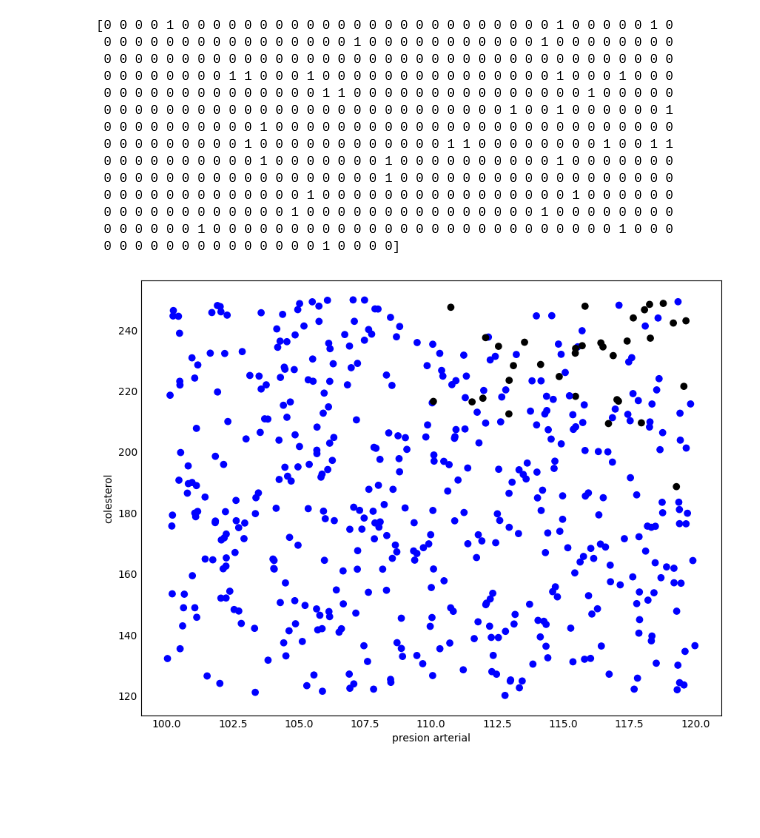
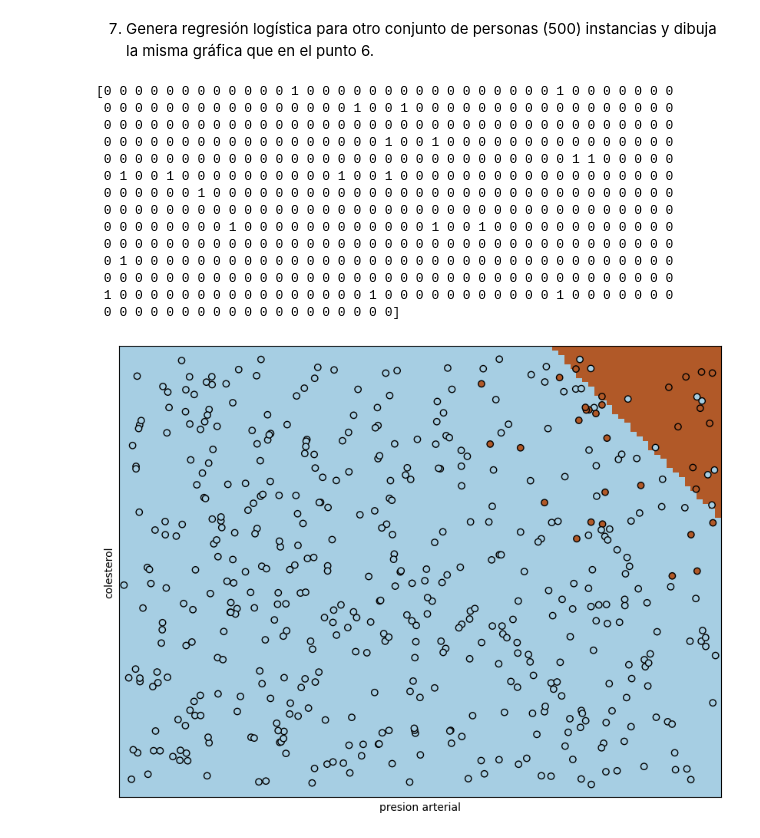
Before and after one commit to angelldavidd/IAIC, a Jupyter notebook: Practica_2_regresion_logistica/practica_2.ipynb, the cells around one changed output. Drawn from its saved outputs; the diff is of its cells as text; code cells hidden in the pictures; blank space fills up the shorter version.

```diff
--- a/Practica_2_regresion_logistica/practica_2.ipynb
+++ b/Practica_2_regresion_logistica/practica_2.ipynb
@@ -9,12 +30,14 @@ def generar_datos(cantidad_instancias):
     ## Valores
     presion_arterial= np.random.uniform(100,120,cantidad_instancias)
     valores_colesterol= np.random.uniform(120,250,cantidad_instancias) # 800 instancias empieza en segundo 0 y termina en segundo 59
-    edad= np.random.uniform(40,50,cantidad_instancias) # valores de 40 a 80 años de edad
+    edad= np.random.uniform(40,50,cantidad_instancias) # valores de 40 a 50 años de edad
     return presion_arterial,valores_colesterol,edad
 
 
 
 def calculo_probabilidades(X,Y,Z):
+
+    # calculos artesanales
     min_presion_arterial=min(X)
     max_presion_arterial=max(X)
 
@@ -34,11 +57,10 @@ def calculo_probabilidades(X,Y,Z):
 
 
 
-
 if __name__=='__main__':
-    catidad_intancias=800
+    catidad_instancias=800
     #1) Generar datasets sintetico 800
-    presion_arterial,valores_colesterol,edad=generar_datos(800) # 800 instancias
+    presion_arterial,valores_colesterol,edad=generar_datos(catidad_instancias) # 800 instancias
 
     #2) Para cada instancia de calcula la probabilidad de tener problemas vasculares
     probabilidades_instancia_de_tener_problemas=calculo_probabilidades(presion_arterial,valores_colesterol,edad)
@@ -117,15 +160,21 @@ if  __name__ == "__main__":
 # %%
 #5
+from sklearn.decomposition import PCA
+
 if __name__=='__main__':
+
+    #pca para reducir dimensionalidad
+    pca = PCA(n_components=2)
 
     #para entrenar tenemos tres campos y las clases por tanto
     inputs=np.column_stack((presion_arterial,valores_colesterol,edad))
+    inputs_2d = pca.fit_transform(inputs)
     prediccion_para_entrenar_modelo= instancias_con_clases_determinadas
 
     #modelo
-    clf= LogisticRegression(random_state=0).fit(inputs,prediccion_para_entrenar_modelo)
+    clf= LogisticRegression(random_state=0).fit(inputs_2d,prediccion_para_entrenar_modelo)
 
     #predicciones
-    predicciones_de_salida_modelo=clf.predict(inputs[:,:])
+    predicciones_de_salida_modelo=clf.predict(inputs_2d[:,:])
     print(predicciones_de_salida_modelo)
 # %% [output]
@@ -194,45 +248,54 @@ if __name__=='__main__':
+# %% [markdown]
+7. Genera regresión logística para otro conjunto de personas (500) instancias y dibuja la misma
+gráfica que en el punto 6.
 # %%
 # 7) generar regresion para 500 nuevas instancias
 
 if __name__=='__main__':   #generamos los datos de 500 instacias nuevas
     presion_arterial_nuevos,valores_colesterol_nuevos,edad_nuevos=generar_datos(500)
 
     #calculamos las probabilidades para las 500 instancias nuevas
     probabilidades_instancia_de_tener_problemas_nuevos= calculo_probabilidades(presion_arterial_nuevos,valores_colesterol_nuevos,edad_nuevos)
 
     #definido el umbral anteriormente aplicamos 0 y 1 en para las nuevas probabilidades
     instancias_con_clases_determinadas_nuevas= np.vectorize(umbral)(probabilidades_instancia_de_tener_problemas_nuevos)
 
+
+
+
+    #objeto PCA
+    pca = PCA(n_components=2)
+
     #para entrenar el modelo nuevo utilizamos los nuevos datos generados
     inputs_nuevos=np.column_stack((presion_arterial_nuevos,valores_colesterol_nuevos,edad_nuevos))
+    inputs_2d_nuevos = pca.fit_transform(inputs_nuevos) # reduciondo la dimensionalidad
     prediccion_para_entrenar_modelo_nuevo= instancias_con_clases_determinadas_nuevas
 
 
     #modelo
-    clf= LogisticRegression(random_state=0,C=12.0).fit(inputs_nuevos,prediccion_para_entrenar_modelo_nuevo)
+    clf= LogisticRegression(random_state=0).fit(inputs_2d_nuevos,prediccion_para_entrenar_modelo_nuevo)
 
     #predicciones
-    predicciones_de_salida_modelo_nuevos=clf.predict(inputs_nuevos[:,:])
+    predicciones_de_salida_modelo_nuevos=clf.predict(inputs_2d_nuevos[:,:])
     print(predicciones_de_salida_modelo_nuevos)
 
 
 
     #graficamos los resultados
-    graficar(presion_arterial_nuevos,valores_colesterol_nuevos,predicciones_de_salida_modelo_nuevos);
-    graficar_predicciones_y_linea_regresion_logistica(presion_arterial_nuevos,valores_colesterol_nuevos,edad_nuevos,inputs_nuevos,prediccion_para_entrenar_modelo_nuevo);
+    graficar_predicciones_y_linea_regresion_logistica(inputs_2d_nuevos,prediccion_para_entrenar_modelo_nuevo);
 # %% [output]
-[0 0 0 0 1 0 0 0 0 0 0 0 0 0 0 0 0 0 0 0 0 0 0 0 0 0 0 0 0 1 0 0 0 0 0 1 0
- 0 0 0 0 0 0 0 0 0 0 0 0 0 0 0 0 1 0 0 0 0 0 0 0 0 0 0 0 1 0 0 0 0 0 0 0 0
+[0 0 0 0 0 0 0 0 0 0 0 0 1 0 0 0 0 0 0 0 0 0 0 0 0 0 0 0 0 1 0 0 0 0 0 0 0
+ 0 0 0 0 0 0 0 0 0 0 0 0 0 0 0 0 1 0 0 1 0 0 0 0 0 0 0 0 0 0 0 0 0 0 0 0 0
  0 0 0 0 0 0 0 0 0 0 0 0 0 0 0 0 0 0 0 0 0 0 0 0 0 0 0 0 0 0 0 0 0 0 0 0 0
- 0 0 0 0 0 0 0 0 1 1 0 0 0 1 0 0 0 0 0 0 0 0 0 0 0 0 0 0 0 1 0 0 0 1 0 0 0
- 0 0 0 0 0 0 0 0 0 0 0 0 0 0 1 1 0 0 0 0 0 0 0 0 0 0 0 0 0 0 0 1 0 0 0 0 0
- 0 0 0 0 0 0 0 0 0 0 0 0 0 0 0 0 0 0 0 0 0 0 0 0 0 0 1 0 0 1 0 0 0 0 0 0 1
- 0 0 0 0 0 0 0 0 0 0 1 0 0 0 0 0 0 0 0 0 0 0 0 0 0 0 0 0 0 0 0 0 0 0 0 0 0
- 0 0 0 0 0 0 0 0 0 1 0 0 0 0 0 0 0 0 0 0 0 0 1 1 0 0 0 0 0 0 0 0 1 0 0 1 1
- 0 0 0 0 0 0 0 0 0 0 1 0 0 0 0 0 0 0 1 0 0 0 0 0 0 0 0 0 0 1 0 0 0 0 0 0 0
- 0 0 0 0 0 0 0 0 0 0 0 0 0 0 0 0 0 0 1 0 0 0 0 0 0 0 0 0 0 0 0 0 0 0 0 0 0
- 0 0 0 0 0 0 0 0 0 0 0 0 0 1 0 0 0 0 0 0 0 0 0 0 0 0 0 0 0 0 1 0 0 0 0 0 0
- 0 0 0 0 0 0 0 0 0 0 0 0 1 0 0 0 0 0 0 0 0 0 0 0 0 0 0 0 1 0 0 0 0 0 0 0 0
- 0 0 0 0 0 0 1 0 0 0 0 0 0 0 0 0 0 0 0 0 0 0 0 0 0 0 0 0 0 0 0 0 0 1 0 0 0
- 0 0 0 0 0 0 0 0 0 0 0 0 0 0 1 0 0 0 0]
+ 0 0 0 0 0 0 0 0 0 0 0 0 0 0 0 0 0 0 1 0 0 1 0 0 0 0 0 0 0 0 0 0 0 0 0 0 0
+ 0 0 0 0 0 0 0 0 0 0 0 0 0 0 0 0 0 0 0 0 0 0 0 0 0 0 0 0 0 0 1 1 0 0 0 0 0
+ 0 1 0 0 1 0 0 0 0 0 0 0 0 0 0 1 0 0 1 0 0 0 0 0 0 0 0 0 0 0 0 0 0 0 0 0 0
+ 0 0 0 0 0 0 1 0 0 0 0 0 0 0 0 0 0 0 0 0 0 0 0 0 0 0 0 0 0 0 0 0 0 0 0 0 0
+ 0 0 0 0 0 0 0 0 0 0 0 0 0 0 0 0 0 0 0 0 0 0 0 0 0 0 0 0 0 0 0 0 0 0 0 0 0
+ 0 0 0 0 0 0 0 0 1 0 0 0 0 0 0 0 0 0 0 0 0 1 0 0 1 0 0 0 0 0 0 0 0 0 0 0 0
+ 0 0 0 0 0 0 0 0 0 0 0 0 0 0 0 0 0 0 0 0 0 0 0 0 0 0 0 0 0 0 0 0 0 0 0 0 0
+ 0 1 0 0 0 0 0 0 0 0 0 0 0 0 0 0 0 0 0 0 0 0 0 0 0 0 0 0 0 0 0 0 0 0 0 0 0
+ 0 0 0 0 0 0 0 0 0 0 0 0 0 0 0 0 0 0 0 0 0 0 0 0 0 0 0 0 0 0 0 0 0 0 0 0 0
+ 1 0 0 0 0 0 0 0 0 0 0 0 0 0 0 0 0 1 0 0 0 0 0 0 0 0 0 0 0 1 0 0 0 0 0 0 0
+ 0 0 0 0 0 0 0 0 0 0 0 0 0 0 0 0 0 0 0]
-[figure, old version]
+[figure, new version]
```
Also changed, not shown: parts of 14 cells of this notebook.
